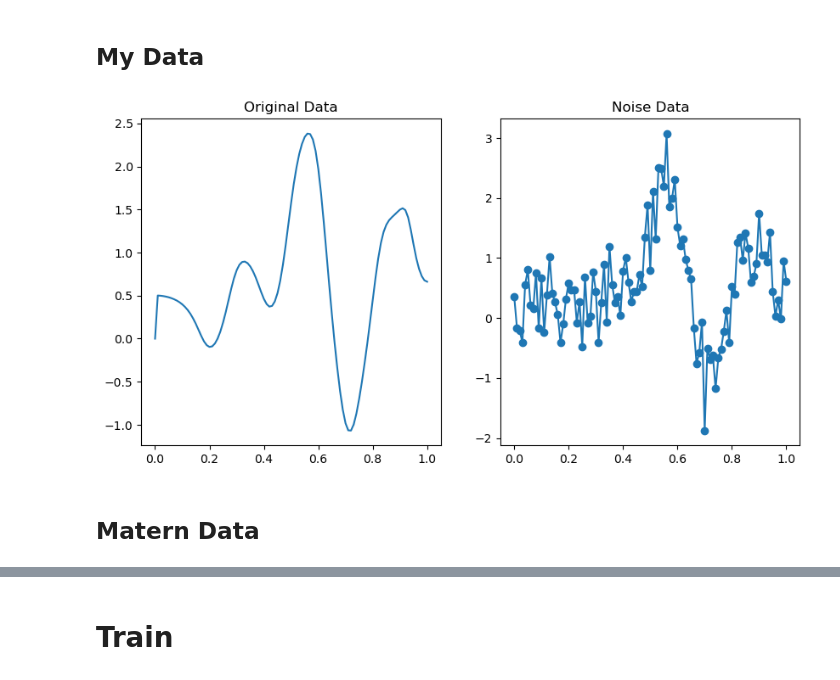
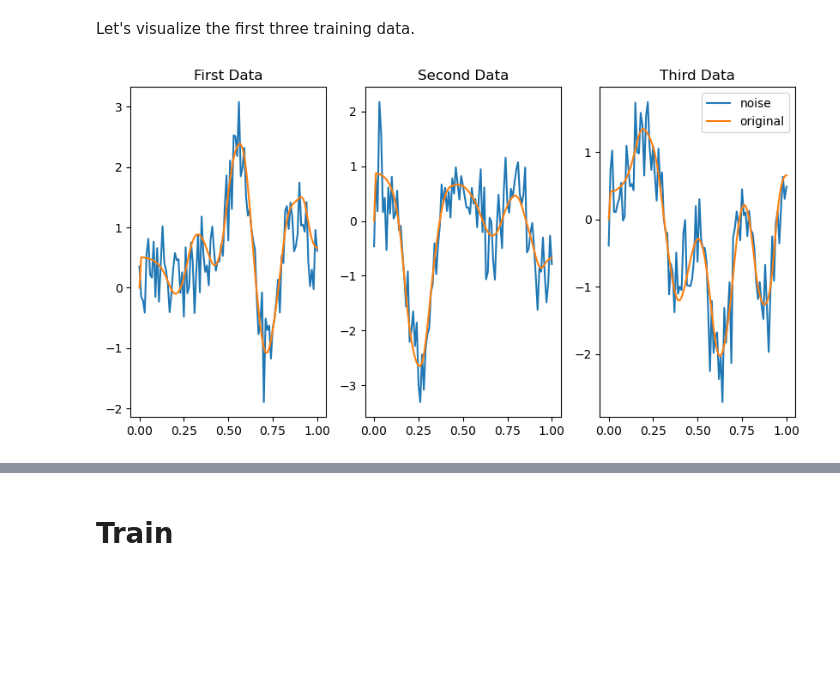
Before and after one commit to bossacode/FDA, a Jupyter notebook: MyAdaFNN.ipynb, the cells around one changed output, grey strips where cells are left out. Saved outputs shown, nothing was run; the diff lists cells and outputs as text; code cells hidden in the pictures; blank space fills up the shorter version.

```diff
--- a/MyAdaFNN.ipynb
+++ b/MyAdaFNN.ipynb
@@ -11,8 +60,14 @@ from train import train_pipeline
 # %%
-my_data = torch.load("data/mydata/original_data.pt")
-my_data_noise = torch.load("data/mydata/noise_data.pt")
+noise_train = torch.load("data/mydata/train/noise_train.pt").numpy()
+original_train = torch.load("data/mydata/train/original_train.pt").numpy()
 
-matern = torch.load("data/matern/data.pt")
+noise_val = torch.load("data/mydata/val/noise_val.pt").numpy()
+original_val = torch.load("data/mydata/val/original_val.pt").numpy()
 
-adafnn_data = torch.load("data/adafnn/original_data.pt")
-adafnn_data_noise = torch.load("data/adafnn/noise_data.pt")
+noise_test = torch.load("data/mydata/test/noise_test.pt").numpy()
+original_test = torch.load("data/mydata/test/original_test.pt").numpy()
+
+# matern = torch.load("data/matern/data.pt").numpy()
+
+# adafnn_data = torch.load("data/adafnn/original_data.pt").numpy()
+# adafnn_data_noise = torch.load("data/adafnn/noise_data.pt").numpy()
@@ -21,14 +74,20 @@ tseq = torch.linspace(0,1,101)
-# %% [markdown]
-## My Data
+# %% [markdown]
+Let's visualize the first three training data.
 # %%
 # visualize the first data
-fig, ax = plt.subplots(1,2, figsize=(10,5))
-ax[0].plot(tseq, my_data[0])
-ax[0].set_title("Original Data")
-ax[1].plot(tseq, my_data_noise[0], 'o-')
-ax[1].set_title("Noise Data")
+tseq = torch.linspace(0,1,101)
+
+fig, ax = plt.subplots(1,3, figsize=(10,5))
+ax[0].plot(tseq, noise_train[0], label="noise")
+ax[0].plot(tseq, original_train[0], label="original")
+ax[0].set_title("First Data")
+ax[1].plot(tseq, noise_train[1], label="noise")
+ax[1].plot(tseq, original_train[1], label="original")
+ax[1].set_title("Second Data")
+ax[2].plot(tseq, noise_train[2], label="noise")
+ax[2].plot(tseq, original_train[2], label="original")
+ax[2].set_title("Third Data")
+plt.legend()
 plt.show();
 # %% [output]
-[figure, old version]
+[figure, new version]
-# %% [markdown]
-## Matern Data
```
Also changed, not shown: parts of 37 cells of this notebook.
